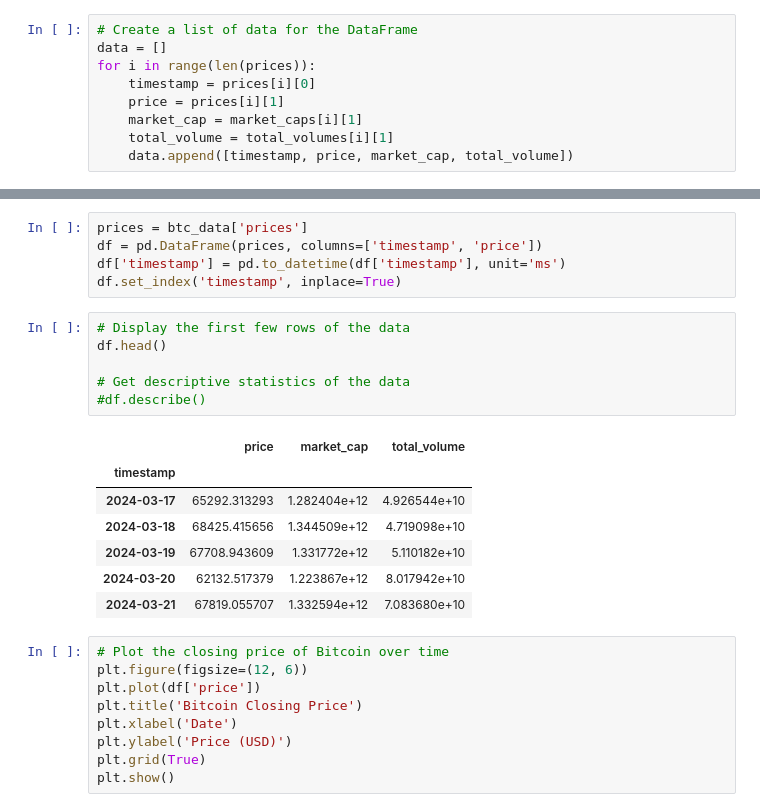
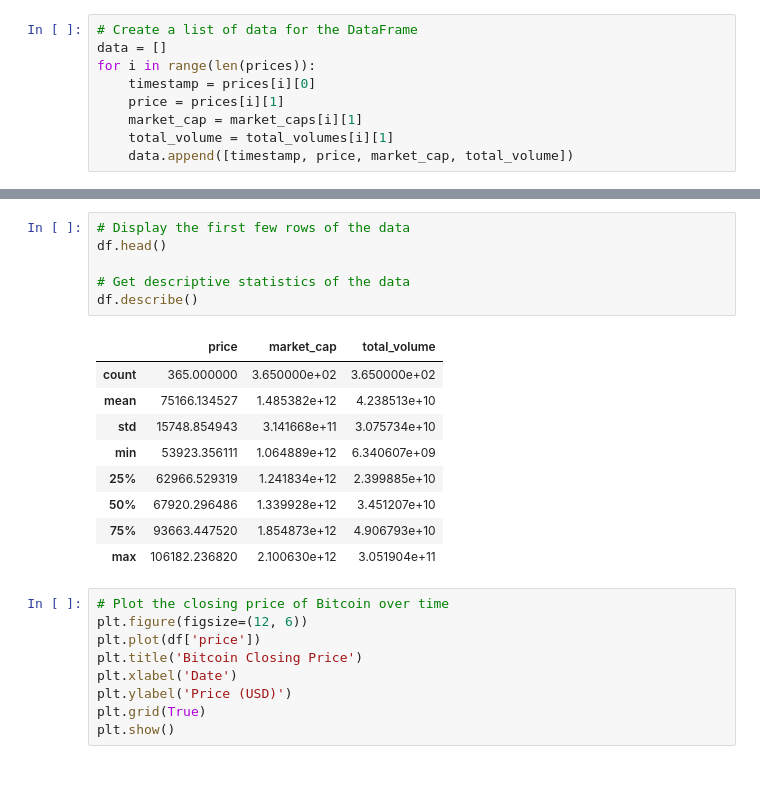
Before and after one commit to Analytic-Abdul/ITC-Role-Based-Aptitude-Test, a Jupyter notebook: ITC_Role_Based_Aptitude_Test.ipynb, the cells around one changed output, grey strips where cells are left out. Drawn from its saved outputs; the diff is of its cells as text; blank space fills up the shorter version.

```diff
--- a/ITC_Role_Based_Aptitude_Test.ipynb
+++ b/ITC_Role_Based_Aptitude_Test.ipynb
@@ -154,22 +176,19 @@ timestamp
-# %%
-prices = btc_data['prices']
-df = pd.DataFrame(prices, columns=['timestamp', 'price'])
-df['timestamp'] = pd.to_datetime(df['timestamp'], unit='ms')
-df.set_index('timestamp', inplace=True)
 # %%
 # Display the first few rows of the data
 df.head()
 
 # Get descriptive statistics of the data
-#df.describe()
+df.describe()
 # %% [output]
 |  | price | market_cap | total_volume |
-| timestamp |  |  |  |
-| 2024-03-17 | 65292.313293 | 1.282404e+12 | 4.926544e+10 |
-| 2024-03-18 | 68425.415656 | 1.344509e+12 | 4.719098e+10 |
-| 2024-03-19 | 67708.943609 | 1.331772e+12 | 5.110182e+10 |
-| 2024-03-20 | 62132.517379 | 1.223867e+12 | 8.017942e+10 |
-| 2024-03-21 | 67819.055707 | 1.332594e+12 | 7.083680e+10 |
+| count | 365.000000 | 3.650000e+02 | 3.650000e+02 |
+| mean | 75166.134527 | 1.485382e+12 | 4.238513e+10 |
+| std | 15748.854943 | 3.141668e+11 | 3.075734e+10 |
+| min | 53923.356111 | 1.064889e+12 | 6.340607e+09 |
+| 25% | 62966.529319 | 1.241834e+12 | 2.399885e+10 |
+| 50% | 67920.296486 | 1.339928e+12 | 3.451207e+10 |
+| 75% | 93663.447520 | 1.854873e+12 | 4.906793e+10 |
+| max | 106182.236820 | 2.100630e+12 | 3.051904e+11 |
 # %%
 # Plot the closing price of Bitcoin over time
 plt.figure(figsize=(12, 6))
```
Also changed, not shown: parts of 18 cells of this notebook.
